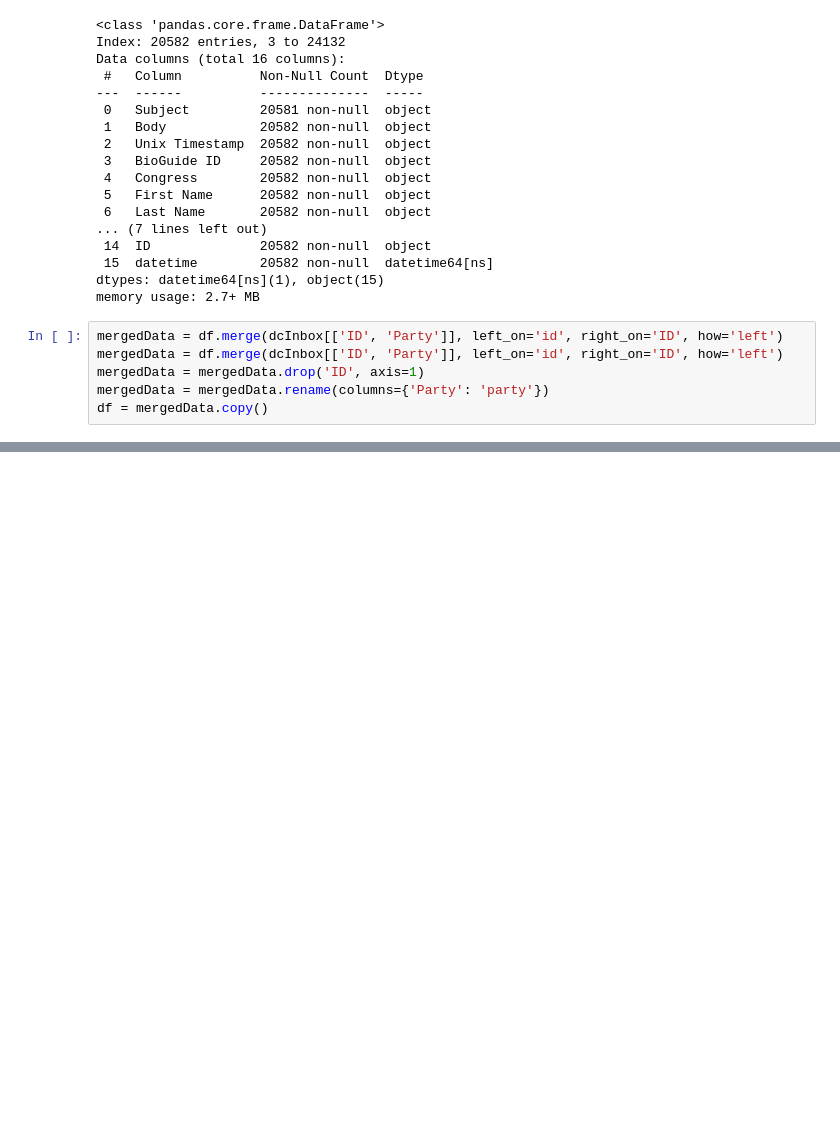
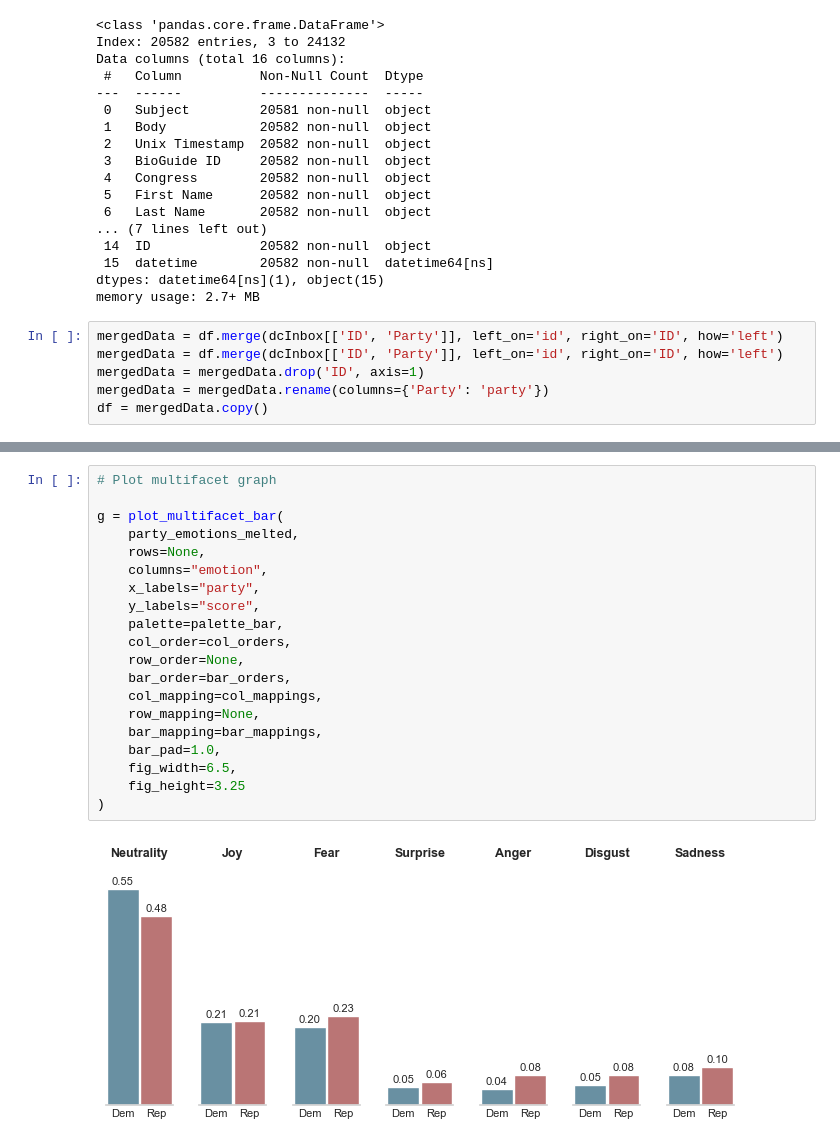
Before and after one commit to marobinette/cfd-project-ds1, a Jupyter notebook: notebooks/emotion_plots.ipynb, the cells around one changed output, grey strips where cells are left out. Saved outputs shown, nothing was run; the diff lists cells and outputs as text; blank space fills up the shorter version.

```diff
--- a/notebooks/emotion_plots.ipynb
+++ b/notebooks/emotion_plots.ipynb
@@ -180,3 +394,25 @@ plt.show()
+# %%
+# Plot multifacet graph
+
+g = plot_multifacet_bar(
+    party_emotions_melted,
+    rows=None,
+    columns="emotion",
+    x_labels="party",
+    y_labels="score",
+    palette=palette_bar,
+    col_order=col_orders,
+    row_order=None,
+    bar_order=bar_orders,
+    col_mapping=col_mappings,
+    row_mapping=None,
+    bar_mapping=bar_mappings,
+    bar_pad=1.0,
+    fig_width=6.5,
+    fig_height=3.25
+)
+# %% [output]
+[figure, added]
 # %%
 # Emotion columns
 emotion_cols = ['joy_score', 'neutral_score', 'surprise_score',
```
Also changed, not shown: parts of 9 cells of this notebook.
